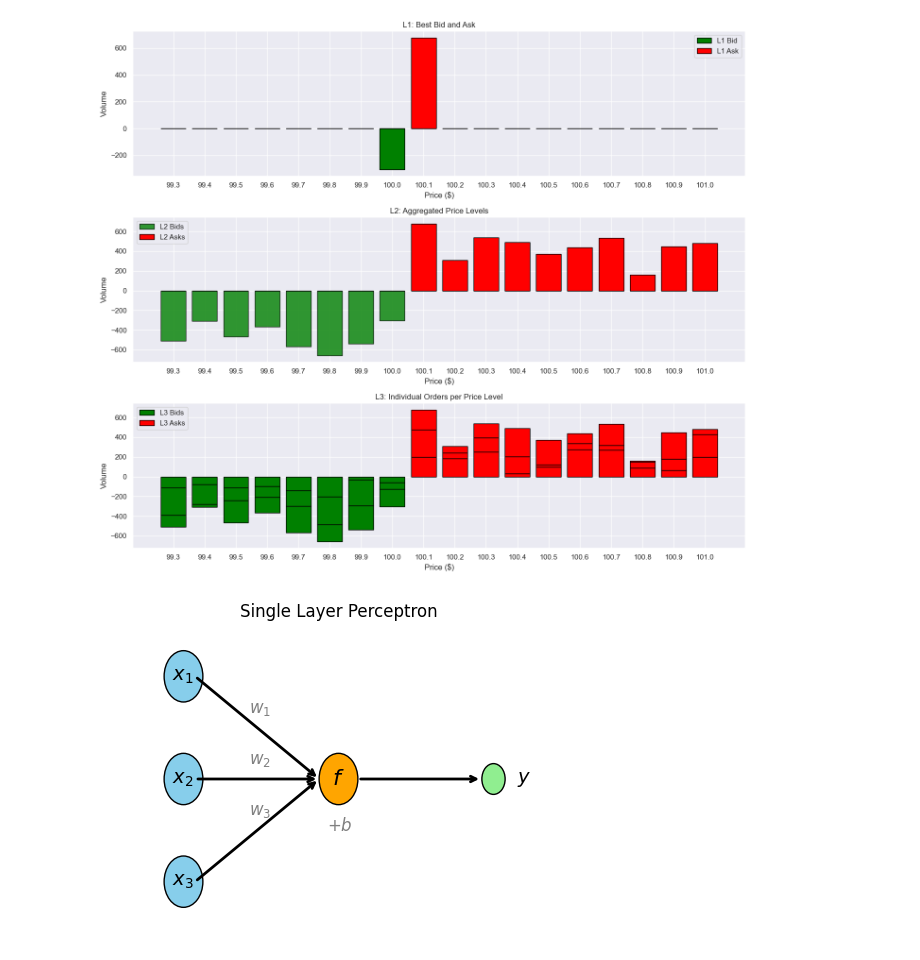
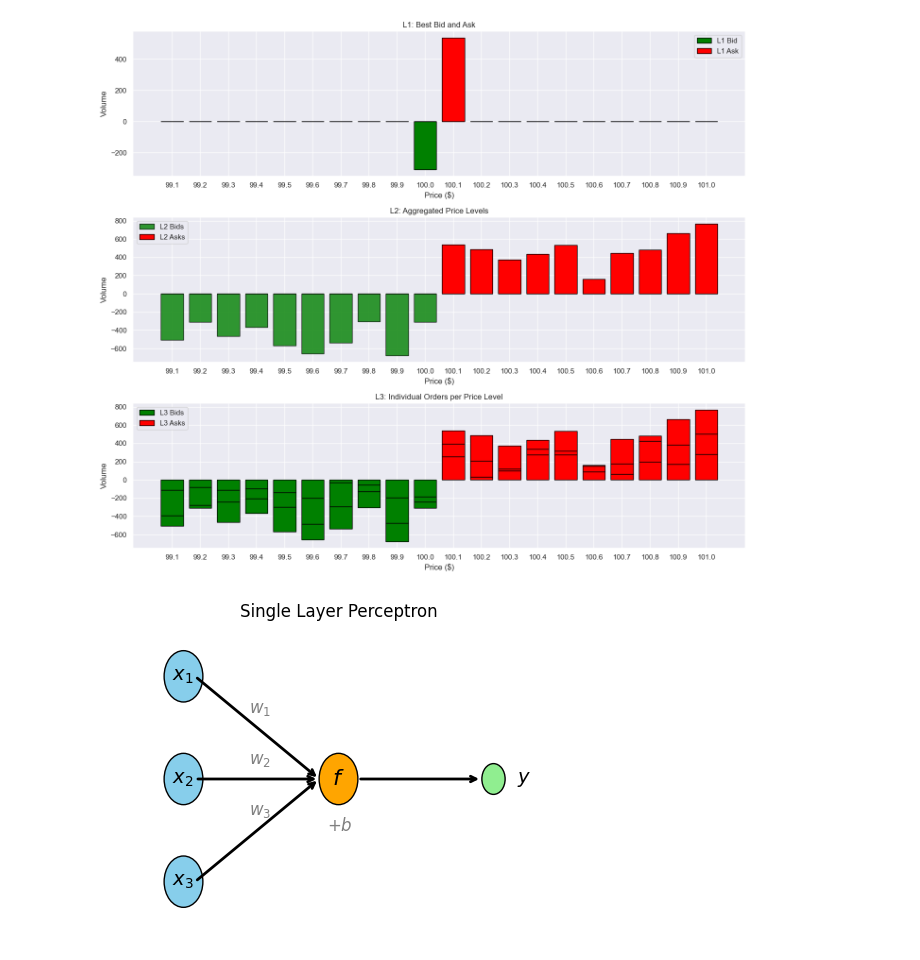
Before and after one commit to benhunt19/deep-lob-project, a Jupyter notebook: src/notebooks/genericNotebook.ipynb, the cells around one changed output. Cells and saved outputs as stored; diff of their text form; code cells hidden in the pictures.

Commit message:
adding assets and update to notebook, windows

```diff
--- a/src/notebooks/genericNotebook.ipynb
+++ b/src/notebooks/genericNotebook.ipynb
@@ -3,23 +3,24 @@ import pandas as pd
 import numpy as np
 import matplotlib.pyplot as plt
 from matplotlib.patches import Patch
+import seaborn as sns
 
 # --- Generate Full L3 DataFrame Only ---
 def generate_l3_data(price_levels):
-    # Use the price_levels variable already present in the notebook
-    # Generate synthetic L3 data with 5 orders per price level, random sizes
+    # Ensure 10 bids and 10 asks
+    mid_price = 100
+    bids = price_levels[price_levels <= mid_price][:10]
+    asks = price_levels[price_levels > mid_price][:10]
+    prices = np.concatenate([bids, asks])
+    sides = ['bid'] * len(bids) + ['ask'] * len(asks)
 
     np.random.seed(42)  # For reproducibility
-    mid_price = 100
-
-    prices = price_levels
-    sides = ['bid' if p <= mid_price else 'ask' for p in prices]
 
     order_id = 1
     rows = []
     for price, side in zip(prices, sides):
         for j in range(3):
-            size = np.random.randint(10, 300)  # Random size between 50 and 300
+            size = np.random.randint(10, 300)
             timestamp = pd.Timestamp('2025-01-01') + pd.Timedelta(seconds=order_id + j)
             rows.append({
                 'order_id': order_id,
@@ -49,74 +50,75 @@ def aggregate_l2_from_l3(l3_df):
 
 # --- Main ---
 if __name__ == '__main__':
-    price_levels = np.arange(99.3, 101, 0.1)  # example: from 98.5 to 101.5
+    price_levels = np.arange(99.1, 101, 0.1)  # example: from 98.5 to 101.5
 
     l3_df = generate_l3_data(price_levels)
     l1 = extract_l1(l3_df)
     l2 = aggregate_l2_from_l3(l3_df)
-    # price_levels = sorted(l3_df['price'].unique())
+    # Only use the 10 bids and 10 asks for plotting
+    bids = price_levels[price_levels <= 100][:10]
+    asks = price_levels[price_levels > 100][:10]
+    plot_levels = np.concatenate([bids, asks])
 
     fig, axs = plt.subplots(3, 1, figsize=(14, 12))
+    sns.set()
 
     # --- L1 ---
-    bid_sizes_l1 = [l1['best_bid_size'] * -1 if price == l1['best_bid_price'] else 0 for price in price_levels]
-    ask_sizes_l1 = [l1['best_ask_size'] if price == l1['best_ask_price'] else 0 for price in price_levels]
-    axs[0].bar(price_levels, bid_sizes_l1, width=0.08, color='green', alpha=1, label='L1 Bid', edgecolor='black')
-    axs[0].bar(price_levels, ask_sizes_l1, width=0.08, color='red', alpha=1, label='L1 Ask', edgecolor='black')
-    axs[0].set_xticks(price_levels)
+    bid_sizes_l1 = [l1['best_bid_size'] * -1 if price == l1['best_bid_price'] else 0 for price in plot_levels]
+    ask_sizes_l1 = [l1['best_ask_size'] if price == l1['best_ask_price'] else 0 for price in plot_levels]
+    axs[0].bar(plot_levels, bid_sizes_l1, width=0.08, color='green', alpha=1, label='L1 Bid', edgecolor='black')
+    axs[0].bar(plot_levels, ask_sizes_l1, width=0.08, color='red', alpha=1, label='L1 Ask', edgecolor='black')
+    axs[0].set_xticks(plot_levels)
     axs[0].set_title("L1: Best Bid and Ask")
     axs[0].set_ylabel("Volume")
     axs[0].set_xlabel("Price ($)")
     axs[0].legend()
 
     # --- L2 ---
-    bids_l2 = l2[l2['side'] == 'bid'].set_index('price').reindex(price_levels, fill_value=0)
-    asks_l2 = l2[l2['side'] == 'ask'].set_index('price').reindex(price_levels, fill_value=0)
-    axs[1].bar(price_levels, bids_l2['size'] * -1, width=0.08, color='green', alpha=0.8, label='L2 Bids', edgecolor='black')
-    axs[1].bar(price_levels, asks_l2['size'], width=0.08, color='red', alpha=1, label='L2 Asks', edgecolor='black')
+    bids_l2 = l2[l2['side'] == 'bid'].set_index('price').reindex(plot_levels, fill_value=0)
+    asks_l2 = l2[l2['side'] == 'ask'].set_index('price').reindex(plot_levels, fill_value=0)
+    axs[1].bar(plot_levels, bids_l2['size'] * -1, width=0.08, color='green', alpha=0.8, label='L2 Bids', edgecolor='black')
+    axs[1].bar(plot_levels, asks_l2['size'], width=0.08, color='red', alpha=1, label='L2 Asks', edgecolor='black')
     axs[1].set_title("L2: Aggregated Price Levels")
     axs[1].set_ylabel("Volume")
     axs[1].legend()
     axs[1].set_xlabel("Price ($)")
-    axs[1].set_xticks(price_levels)
+    axs[1].set_xticks(plot_levels)
 
     # --- L3 ---
     grouped = l3_df.groupby(['price', 'side'])
     bar_width = 0.08
-    # bar_offset = {'bid': -bar_width/2, 'ask': bar_width/2}
     colors = {'bid': 'green', 'ask': 'red'}
     for (price, side), group in grouped:
+        if price not in plot_levels:
+            continue
         total_height = 0
         for _, row in group.iterrows():
             axs[2].bar(
                 price,
                 row['size'] * (-1 if side == 'bid' else 1),
                 bottom=total_height if side == 'ask' else -total_height,
                 width=bar_width,
                 color=colors[side],
                 edgecolor='black',
                 linewidth=1,
                 alpha=1,
                 zorder=1
             )
-            if side == 'ask':
-                total_height += row['size']
-            else:
-                total_height += row['size']
+            total_height += row['size']
     axs[2].set_title("L3: Individual Orders per Price Level")
     axs[2].set_xlabel("Price ($)")
     axs[2].set_ylabel("Volume")
-    axs[2].set_xticks(price_levels)
+    axs[2].set_xticks(plot_levels)
     custom_legend = [
         Patch(facecolor='green', edgecolor='black', label='L3 Bids'),
         Patch(facecolor='red', edgecolor='black', label='L3 Asks')
     ]
     axs[2].legend(handles=custom_legend)
-
     plt.tight_layout()
     plt.show()
 # %% [output]
-[figure, old version]
+[figure, new version]
 # %%
 import matplotlib.pyplot as plt
 
```
Also changed, not shown: parts of 5 cells of this notebook, 5 other files.
